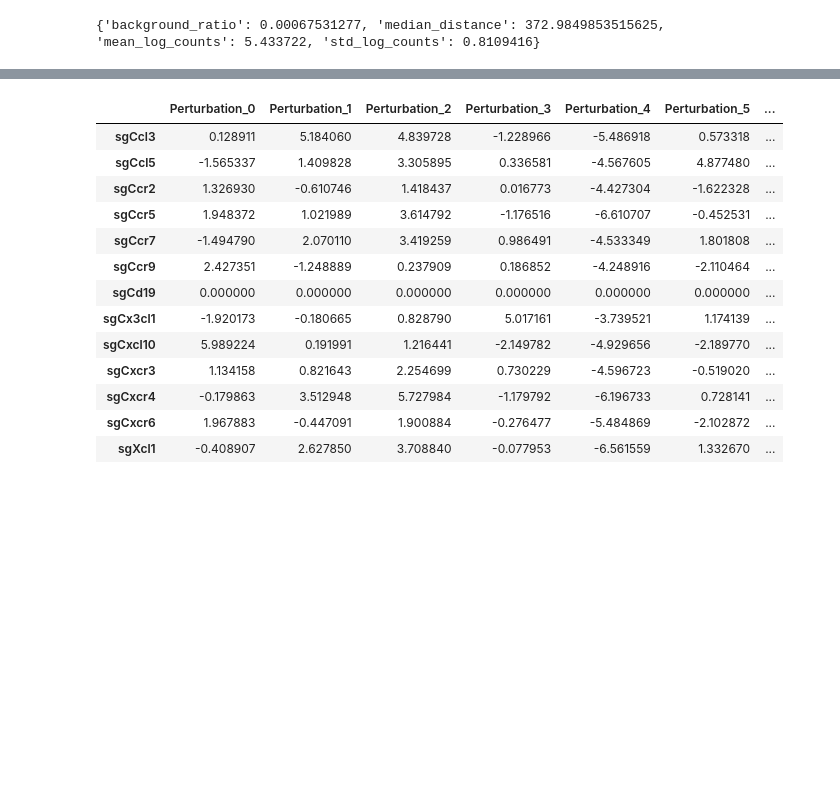
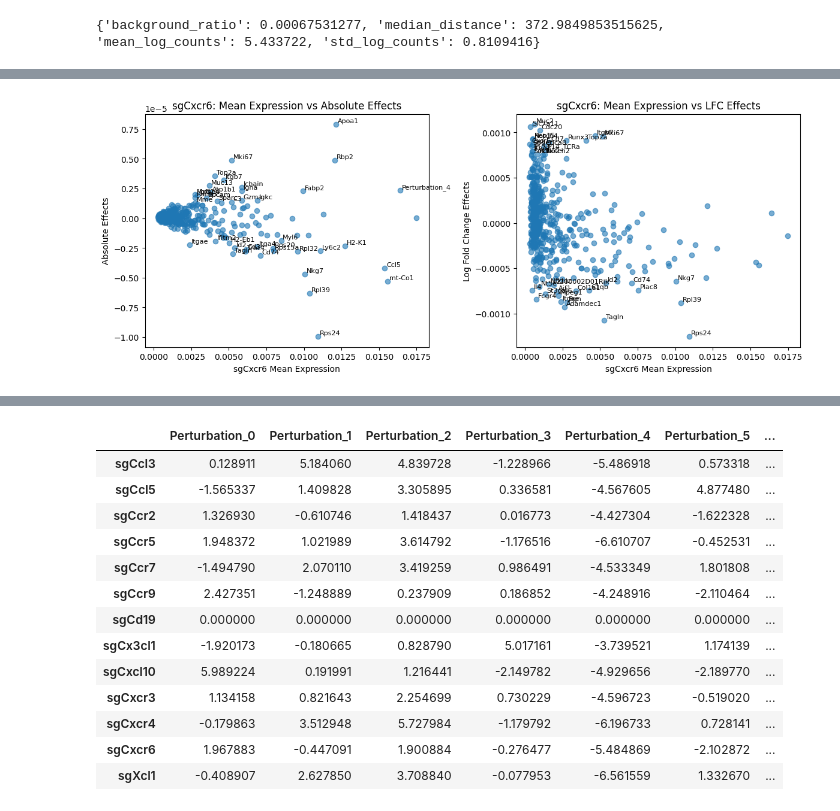
Before and after one commit to amonell/scvi-tools, a Jupyter notebook: resolve_perurb_tests/test_spatial_perturb.ipynb, the cells around one changed output, grey strips where cells are left out. Drawn from its saved outputs; the diff is of its cells as text; code cells hidden in the pictures; blank space fills up the shorter version.

```diff
--- a/resolve_perurb_tests/test_spatial_perturb.ipynb
+++ b/resolve_perurb_tests/test_spatial_perturb.ipynb
@@ -95,0 +189,51 @@ query_adata =  sc.read('perturb_model.model/query_adata.h5ad')
+# %%
+# Get sgCxcr6 mean expression from perturbed_expr
+sgCxcr6_mean_expr = perturbed_expr[mini_adata.obs['guide_rnas'] == 'sgCxcr6'].mean(axis=0)
+
+# Calculate absolute and log fold change effects
+absolute_effects = perturbed_expr - control_expr
+log_fold_change = np.log2(perturbed_expr + 1e-8) - np.log2(control_expr + 1e-8)
+
+# Get sgCxcr6 effects
+sgCxcr6_absolute = absolute_effects[mini_adata.obs['guide_rnas'] == 'sgCxcr6'].mean(axis=0)
+sgCxcr6_lfc = log_fold_change[mini_adata.obs['guide_rnas'] == 'sgCxcr6'].mean(axis=0)
+
+# Plot absolute effects vs mean expression
+plt.figure(figsize=(12, 5))
+plt.subplot(1, 2, 1)
+plt.scatter(sgCxcr6_mean_expr, sgCxcr6_absolute, alpha=0.6)
+
+# Get top and bottom points for absolute effects
+abs_top_indices = np.argsort(sgCxcr6_absolute)[-20:]  # Top 5
+abs_bottom_indices = np.argsort(sgCxcr6_absolute)[:20]  # Bottom 5
+abs_annotate_indices = np.concatenate([abs_top_indices, abs_bottom_indices])
+
+for i in abs_annotate_indices:
+    gene_name = mini_adata.var.index[i]
+    plt.annotate(gene_name, (sgCxcr6_mean_expr[i], sgCxcr6_absolute[i]),
+                textcoords="offset points", xytext=(2,2), ha='left', fontsize=8)
+plt.xlabel('sgCxcr6 Mean Expression')
+plt.ylabel('Absolute Effects')
+plt.title('sgCxcr6: Mean Expression vs Absolute Effects')
+
+# Plot log fold change effects vs mean expression
+plt.subplot(1, 2, 2)
+plt.scatter(sgCxcr6_mean_expr, sgCxcr6_lfc, alpha=0.6)
+
+# Get top and bottom points for log fold change
+lfc_top_indices = np.argsort(sgCxcr6_lfc)[-20:]  # Top 5
+lfc_bottom_indices = np.argsort(sgCxcr6_lfc)[:20]  # Bottom 5
+lfc_annotate_indices = np.concatenate([lfc_top_indices, lfc_bottom_indices])
+
+for i in lfc_annotate_indices:
+    gene_name = mini_adata.var.index[i]
+    plt.annotate(gene_name, (sgCxcr6_mean_expr[i], sgCxcr6_lfc[i]),
+                textcoords="offset points", xytext=(2,2), ha='left', fontsize=8)
+plt.xlabel('sgCxcr6 Mean Expression')
+plt.ylabel('Log Fold Change Effects')
+plt.title('sgCxcr6: Mean Expression vs LFC Effects')
+
+plt.tight_layout()
+plt.show()
+# %% [output]
+[figure, added]
```
Also changed, not shown: parts of 21 cells of this notebook, 3 other files.
